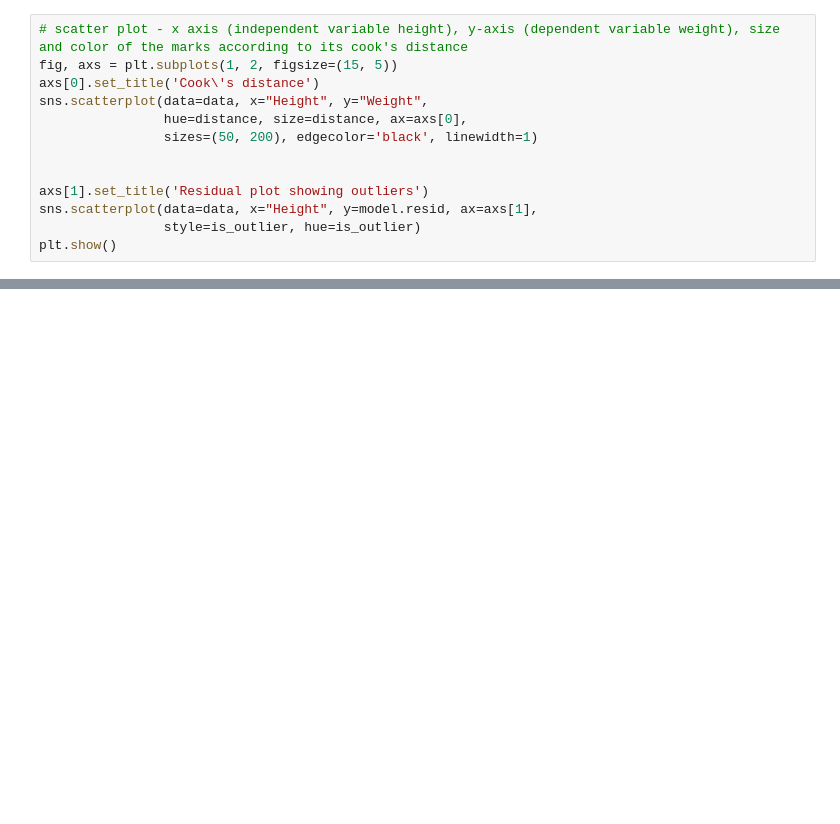
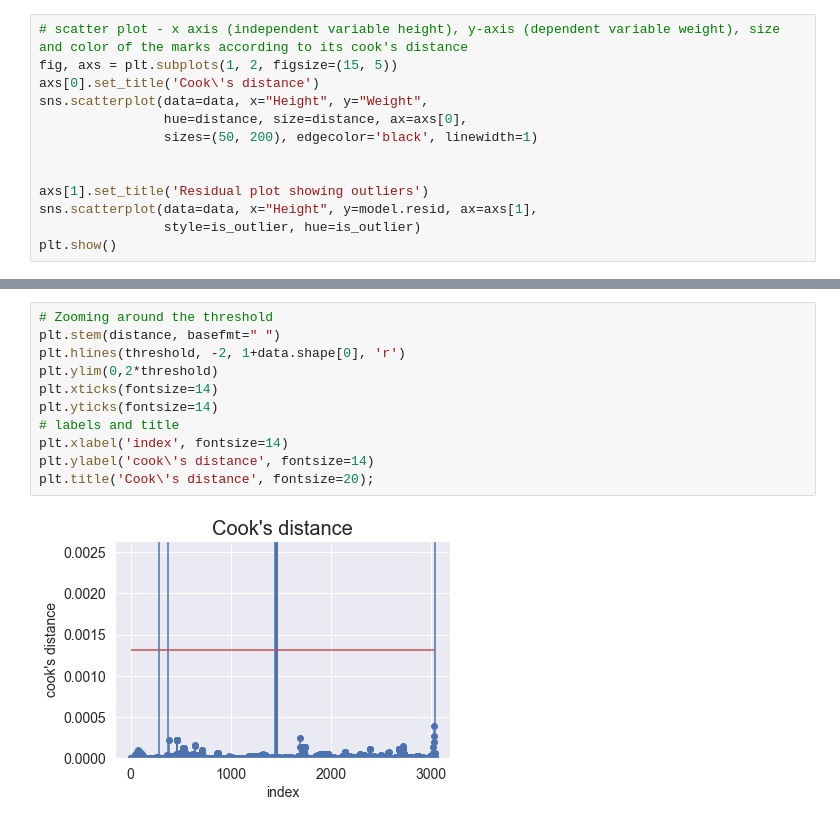
Before and after one commit to EPF-MDE/data-cleaning, a Jupyter notebook: Outliers/outlier_simple-methods_weights_heights.ipynb, the cells around one changed output, grey strips where cells are left out. Cells and saved outputs as stored; diff of their text form; blank space fills up the shorter version.

```diff
--- a/Outliers/outlier_simple-methods_weights_heights.ipynb
+++ b/Outliers/outlier_simple-methods_weights_heights.ipynb
@@ -203,0 +266,13 @@ plt.show()
+# %%
+# Zooming around the threshold
+plt.stem(distance, basefmt=" ")
+plt.hlines(threshold, -2, 1+data.shape[0], 'r')
+plt.ylim(0,2*threshold)
+plt.xticks(fontsize=14)
+plt.yticks(fontsize=14)
+# labels and title
+plt.xlabel('index', fontsize=14)
+plt.ylabel('cook\'s distance', fontsize=14)
+plt.title('Cook\'s distance', fontsize=20);
+# %% [output]
+[figure, added]
```
Also changed, not shown: parts of 9 cells of this notebook, 16 other files.
